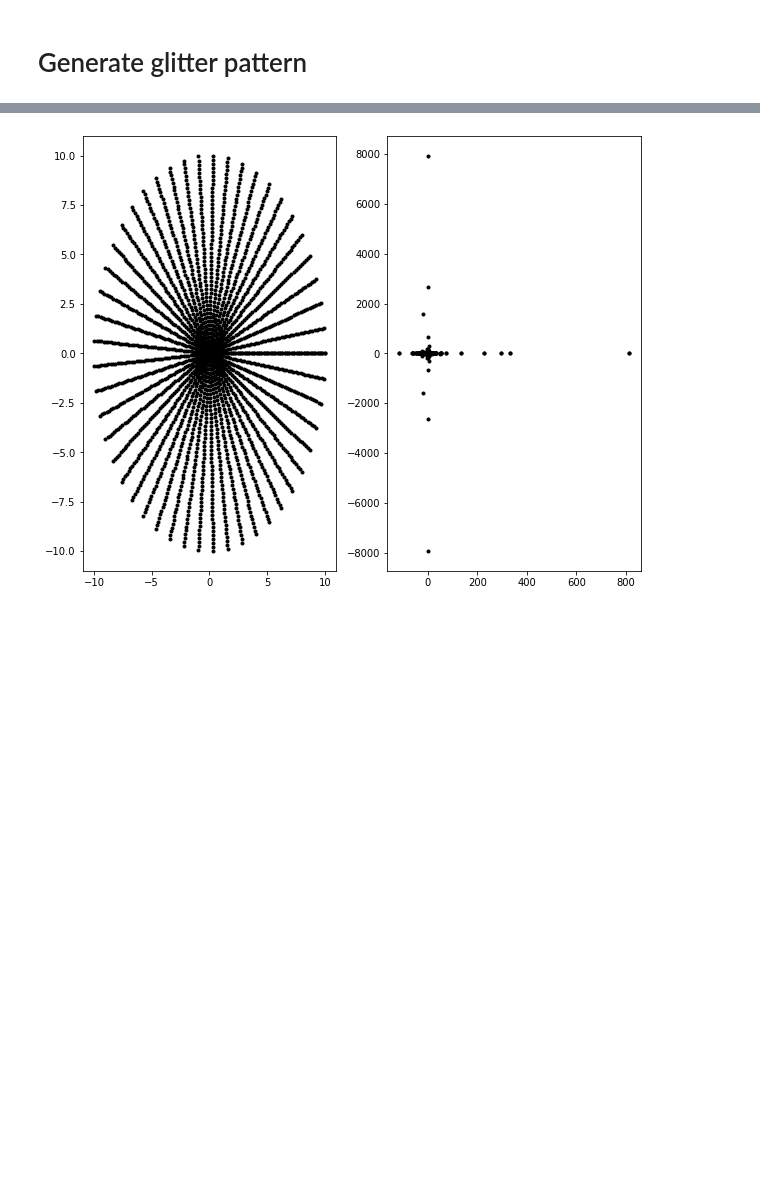
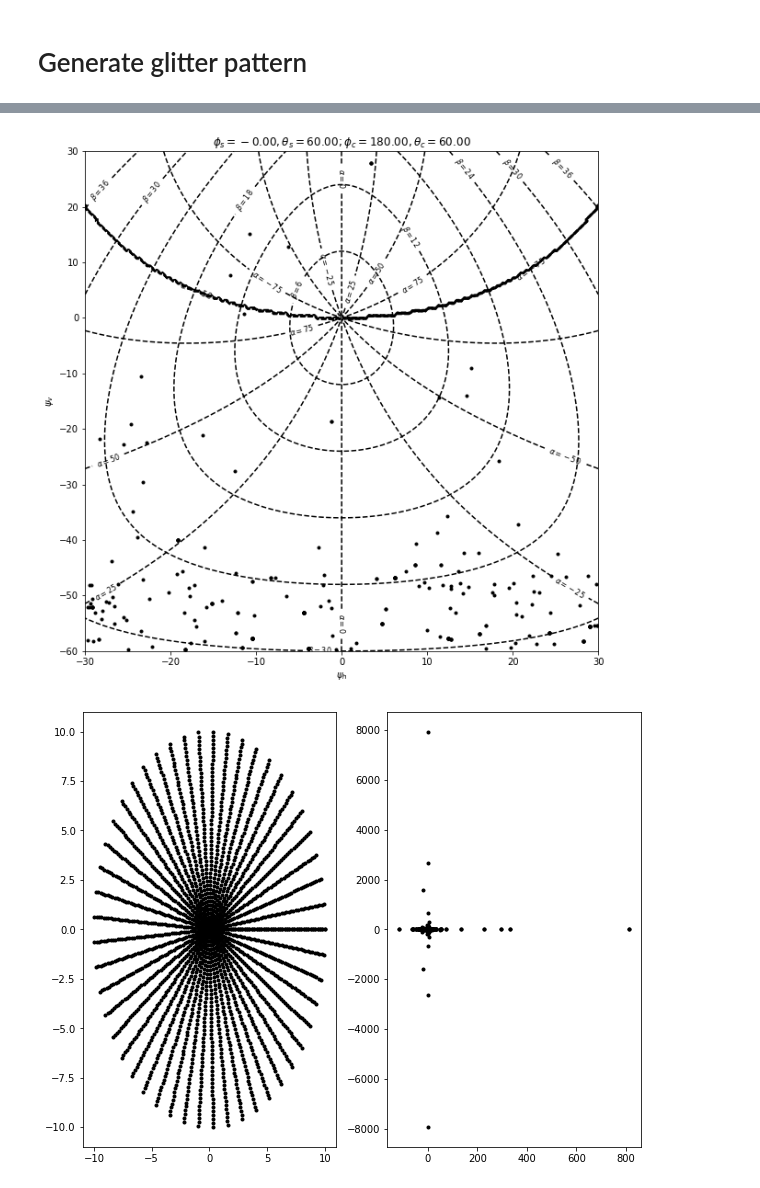
Before and after one commit to pakhuiying/wave_simulation, a Jupyter notebook: Cox_Munk_wave.ipynb, the cells around one changed output, grey strips where cells are left out. Cells and saved outputs as stored; diff of their text form; code cells hidden in the pictures; blank space fills up the shorter version.

```diff
--- a/Cox_Munk_wave.ipynb
+++ b/Cox_Munk_wave.ipynb
@@ -1121,3 +1174,7 @@ print(f'ray azimuth: {}')
+# %%
+glitter_pattern = GP.plot_glitter_pattern()
+# %% [output]
+[figure, added]
 # %%
 def get_pseudo_xi(xi_prime,camera_axis,f=1):
     xi_prime = xi_prime/np.linalg.norm(xi_prime)
```
Also changed, not shown: parts of 11 cells of this notebook, 23 other files.
